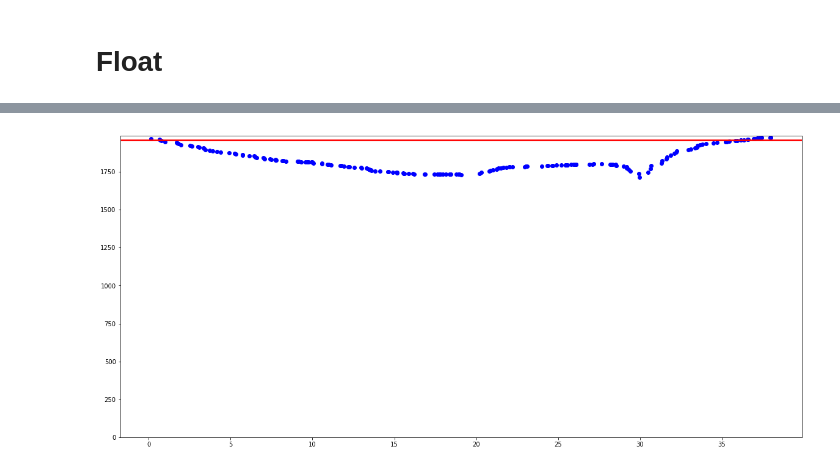
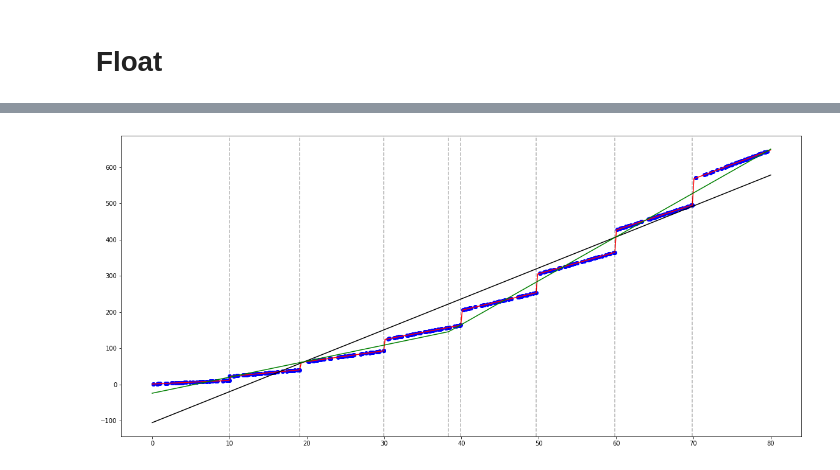
Before and after one commit to Ezibenroc/pycewise, a Jupyter notebook: bugs.ipynb, the cells around one changed output, grey strips where cells are left out. Saved outputs shown, nothing was run; the diff lists cells and outputs as text; code cells hidden in the pictures.

Commit message:
Show the breakpoints in the plot.

```diff
--- a/bugs.ipynb
+++ b/bugs.ipynb
@@ -57,4 +27,4 @@ plot_dataset(reg.errors.split, reg.errors.nosplit, epsilon=reg.config.epsilon)
-# %%
-plot_dataset(reg.left.errors.split, reg.left.errors.nosplit, epsilon=reg.config.epsilon)
-# %% [output]
-[figure, removed]
+# %%
+reg.plot_dataset()
+# %% [output]
+[figure, added]
```
Also changed, not shown: parts of 9 cells of this notebook, 1 other file.
